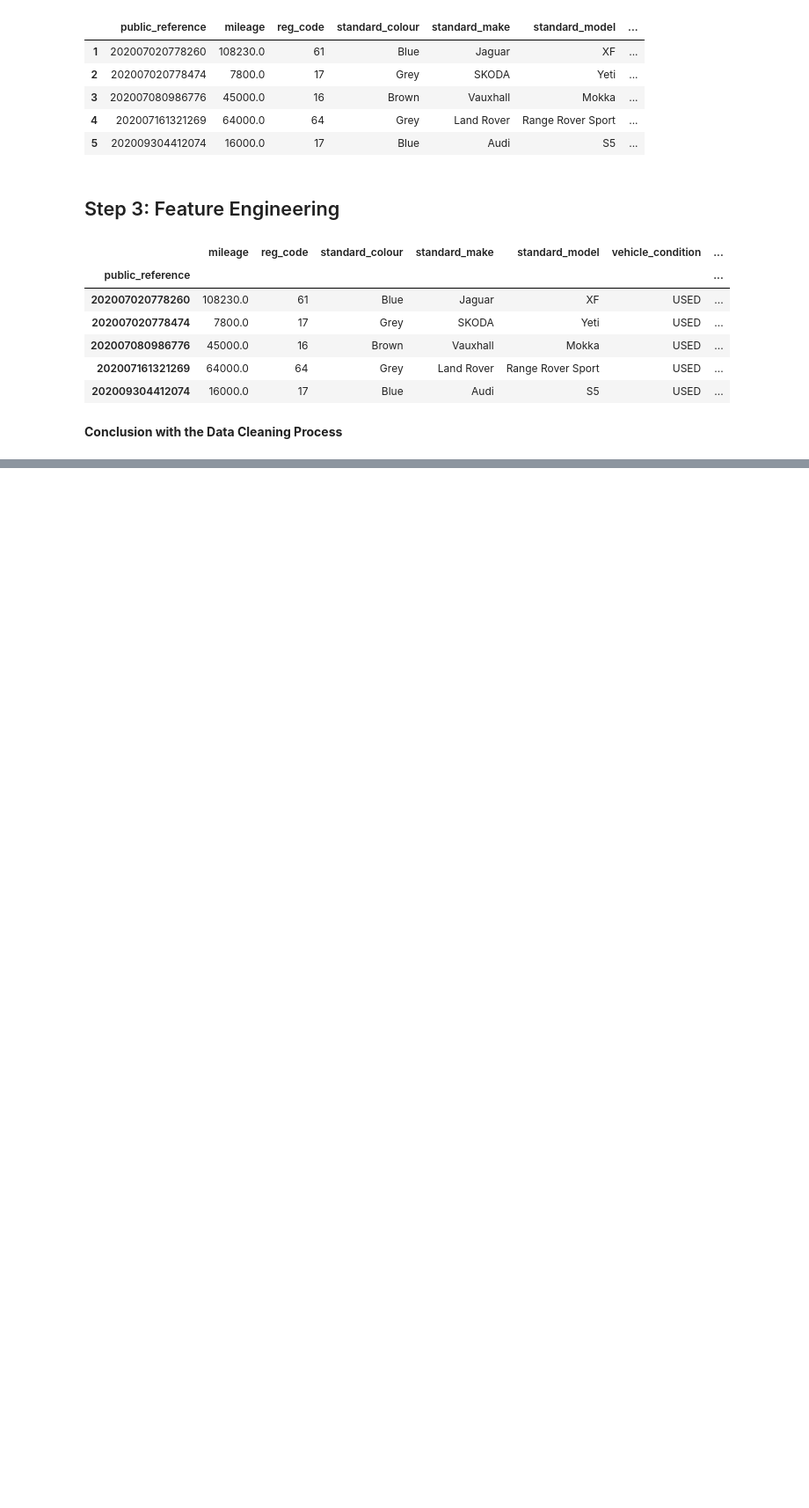
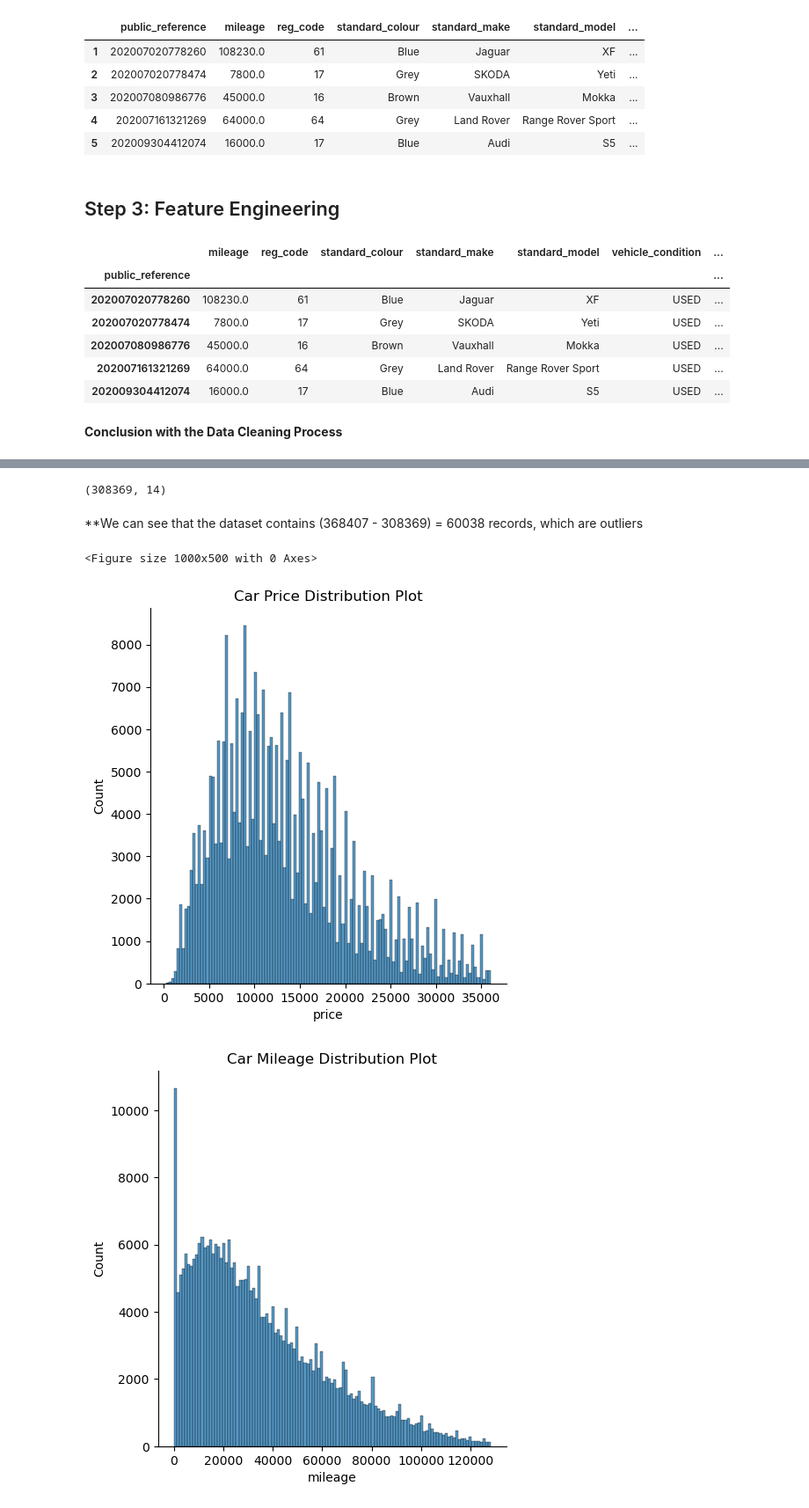
Before and after one commit to intellisenseCodez/Car-Price-Prediction-using-ML, a Jupyter notebook: Car Sales ML Projects.ipynb, the cells around one changed output, grey strips where cells are left out. Shown at 88% size. Saved outputs shown, nothing was run; the diff lists cells and outputs as text; code cells hidden in the pictures; blank space fills up the shorter version.

```diff
--- a/Car Sales ML Projects.ipynb
+++ b/Car Sales ML Projects.ipynb
@@ -285,0 +331,54 @@ df.head()
+# %%
+# finding outliers in all numerical columns with 1.5 IQR rule and removing the outliers records
+col_numeric = df.select_dtypes(exclude=['object','bool']).columns.to_list()
+
+for col in col_numeric:
+    q1 = df[col].quantile(0.25)
+    q3 = df[col].quantile(0.75)
+
+    iqr = q3 - q1
+
+    range_low = q1 - 1.5*iqr
+    range_high = q3 + 1.5*iqr
+
+    df = df.loc[(df[col]>range_low) & (df[col]<range_high)]
+
+# print new shape
+df.shape
+# %% [output]
+(308369, 14)
+# %% [markdown]
+**We can see that the dataset contains (368407 - 308369) = 60038 records, which are outliers
+# %%
+# Exploring the probability Distribution Functions after handling outliers
+
+plt.figure(figsize=(10,5))
+
+plt.subplot=(1,3,1)
+sns.displot(df['price'])
+plt.title(f"Car Price Distribution Plot")
+plt.show()
+
+plt.subplot=(1,3,2)
+sns.displot(df['mileage'])
+plt.title(f"Car Mileage Distribution Plot")
+plt.show()
+
+plt.subplot=(1,3,3)
+sns.displot(df['year_of_registration'])
+plt.title(f"Year of Reg Distribution Plot")
+plt.show()
+
+plt.subplot=(2,3,1)
+sns.displot(df['car_age'])
+plt.title(f"Car Age Distribution Plot")
+plt.show()
+
+plt.subplot=(1,3,2)
+sns.displot(df['mile_per_yr'])
+plt.title(f"Mile per Year Distribution Plot")
+plt.show()
+# %% [output]
+<Figure size 1000x500 with 0 Axes>
+[figure, added]
+[figure, added]
```
Also changed, not shown: parts of 17 cells of this notebook.
